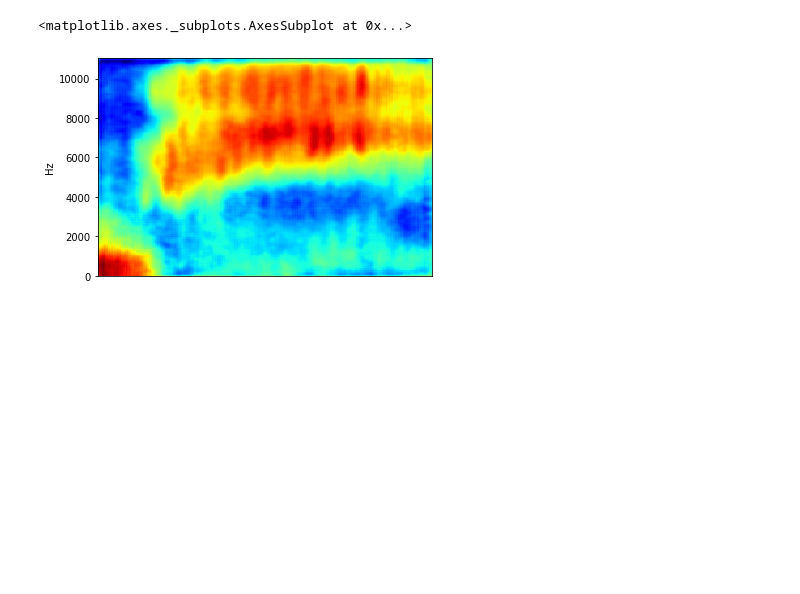
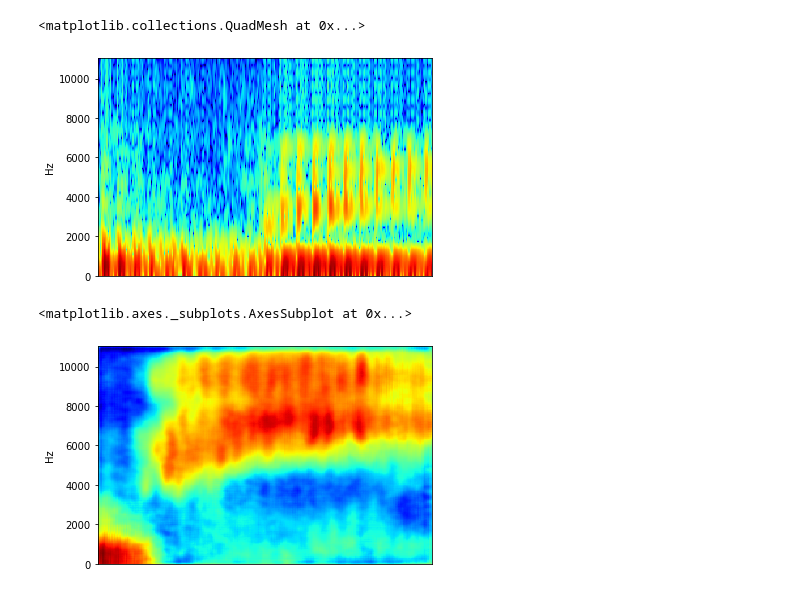
Before and after one commit to iabd/Dereverbify, a Jupyter notebook: Playground.ipynb, the cells around one changed output. Drawn from its saved outputs; the diff is of its cells as text; code cells hidden in the pictures; blank space fills up the shorter version.

```diff
--- a/Playground.ipynb
+++ b/Playground.ipynb
@@ -29,7 +27,15 @@ dset=TrainDataset(path, revPath, samplingRate=16000, segmentLength=16000, nfft=5
 # %%
+dset=TrainDataset(path, revPath, 16000, 1024, 32, 'hamming', True)
 loader=DataLoader(dset, batch_size=32)
 i=0
-for batch in islice(loader, 2):
+maxs=[]
+maxis=[]
+for batch in loader:
     print('yes {}'.format(i), end="\r")
+    maxs.append(batch[0].max())
+    maxis.append(batch[1].max())
     i+=1
+    if i==3:
+        break
+#     print(batch[0].max())
 # %% [output]
@@ -63,3 +61,8 @@ temp=batch[0][4][0]
+# %%
+librosa.display.specshow(librosa.power_to_db(temp.detach().numpy()), y_axis='hz', cmap=cm.jet)
+# %% [output]
+<matplotlib.collections.QuadMesh at 0x...>
+[figure, added]
 # %%
 librosa.display.specshow(librosa.power_to_db(out[2][0].detach().numpy()**2), y_axis='hz', cmap=cm.jet)
 # %% [output]
```
Also changed, not shown: parts of 12 cells of this notebook, 4 other files.
